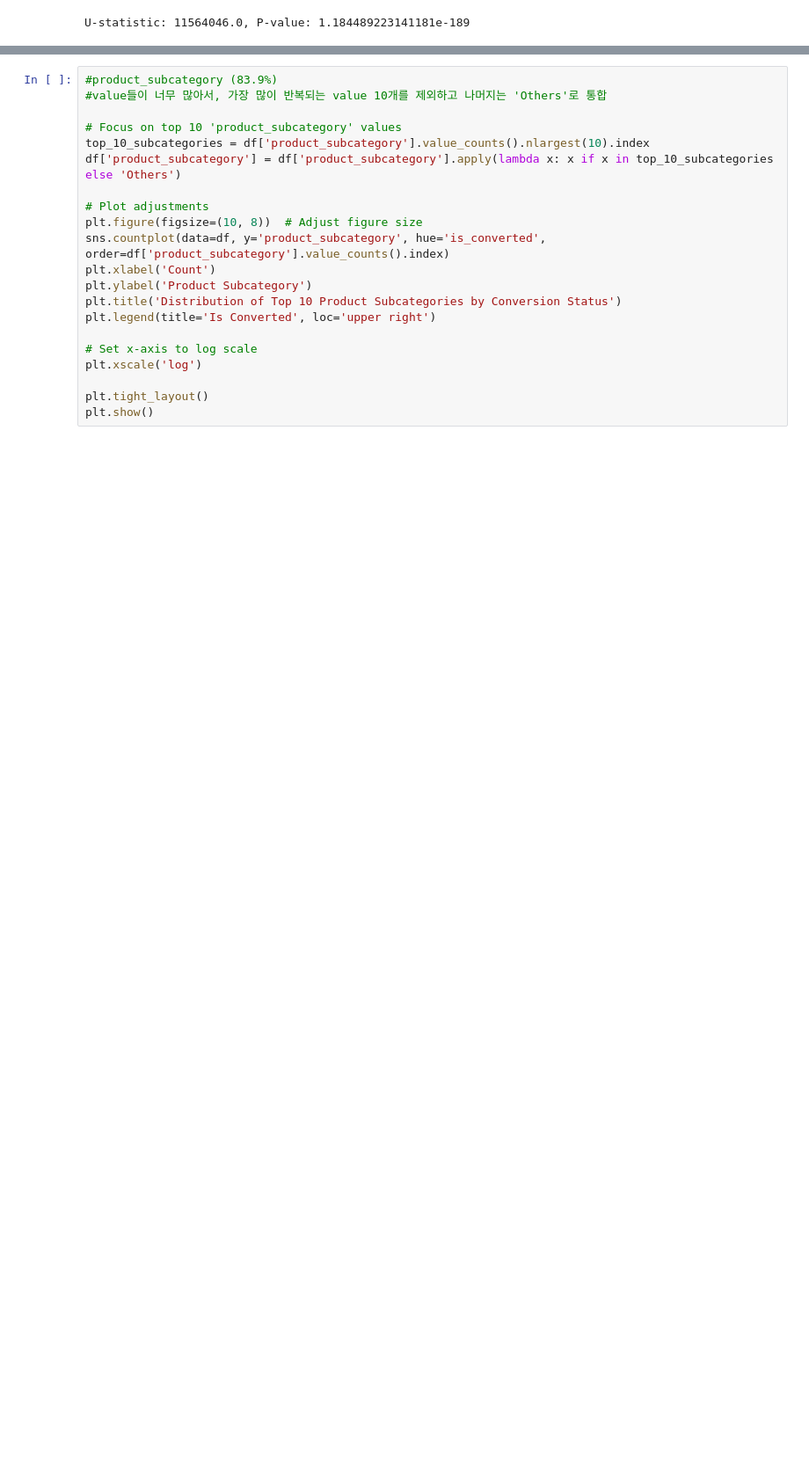
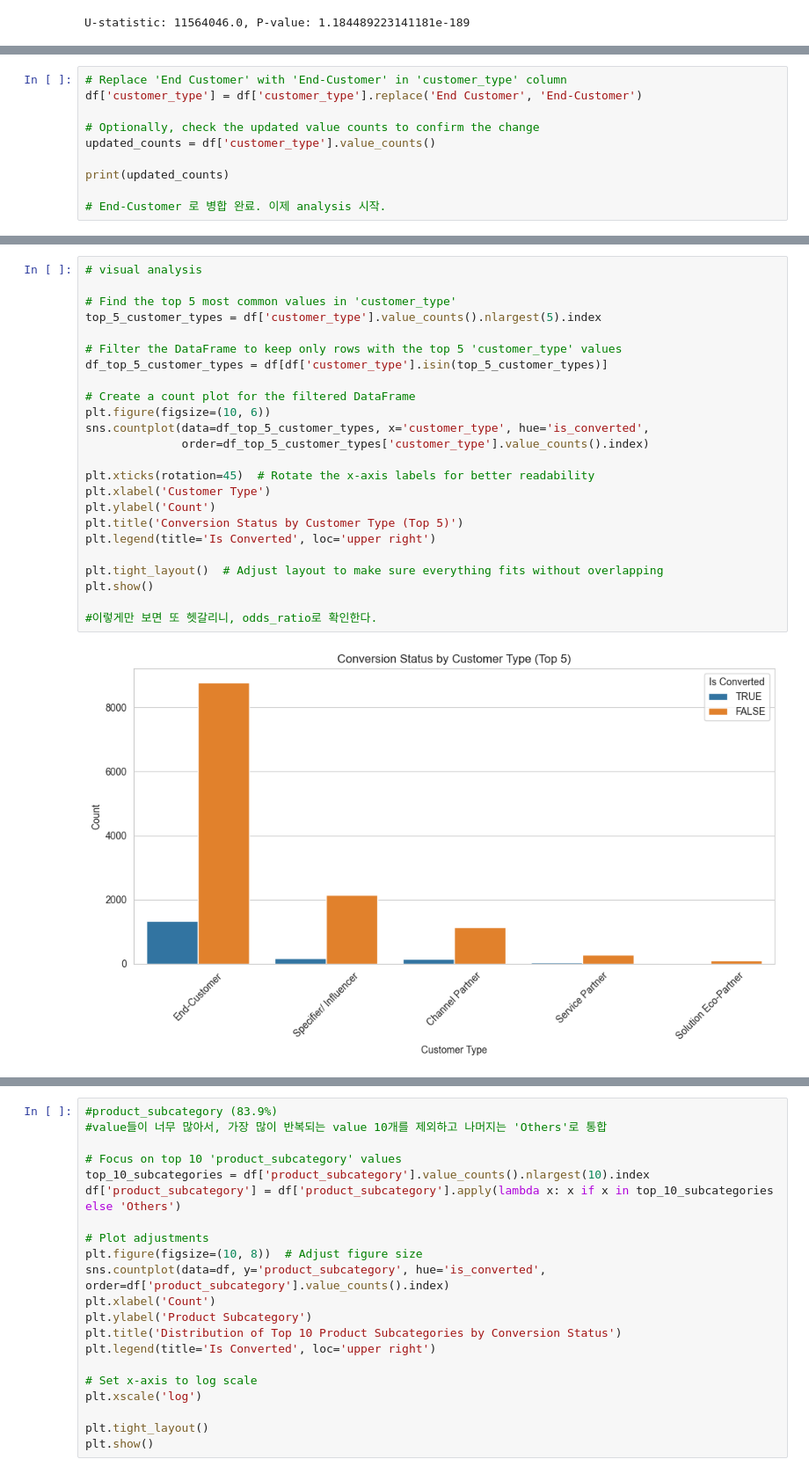
Before and after one commit to AhyoungOh/Coffee, a Jupyter notebook: eda.ipynb, the cells around one changed output, grey strips where cells are left out. Shown at 88% size. Drawn from its saved outputs; the diff is of its cells as text; blank space fills up the shorter version.

```diff
--- a/eda.ipynb
+++ b/eda.ipynb
@@ -241,0 +271,10 @@ ax.legend()
+# %%
+# Replace 'End Customer' with 'End-Customer' in 'customer_type' column
+df['customer_type'] = df['customer_type'].replace('End Customer', 'End-Customer')
+
+# Optionally, check the updated value counts to confirm the change
+updated_counts = df['customer_type'].value_counts()
+
+print(updated_counts)
+
+# End-Customer 로 병합 완료. 이제 analysis 시작.
@@ -241,0 +299,26 @@ ax.legend()
+# %%
+# visual analysis
+
+# Find the top 5 most common values in 'customer_type'
+top_5_customer_types = df['customer_type'].value_counts().nlargest(5).index
+
+# Filter the DataFrame to keep only rows with the top 5 'customer_type' values
+df_top_5_customer_types = df[df['customer_type'].isin(top_5_customer_types)]
+
+# Create a count plot for the filtered DataFrame
+plt.figure(figsize=(10, 6))
+sns.countplot(data=df_top_5_customer_types, x='customer_type', hue='is_converted',
+              order=df_top_5_customer_types['customer_type'].value_counts().index)
+
+plt.xticks(rotation=45)  # Rotate the x-axis labels for better readability
+plt.xlabel('Customer Type')
+plt.ylabel('Count')
+plt.title('Conversion Status by Customer Type (Top 5)')
+plt.legend(title='Is Converted', loc='upper right')
+
+plt.tight_layout()  # Adjust layout to make sure everything fits without overlapping
+plt.show()
+
+#이렇게만 보면 또 헷갈리니, odds_ratio로 확인한다.
+# %% [output]
+[figure, added]
```
Also changed, not shown: parts of 34 cells of this notebook, 1 other file.
